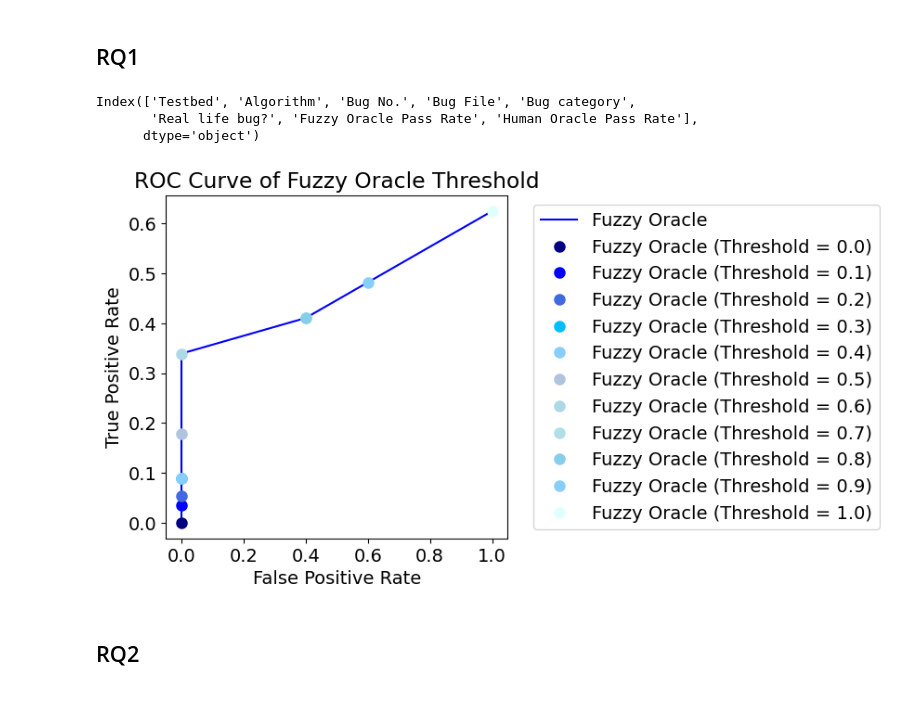
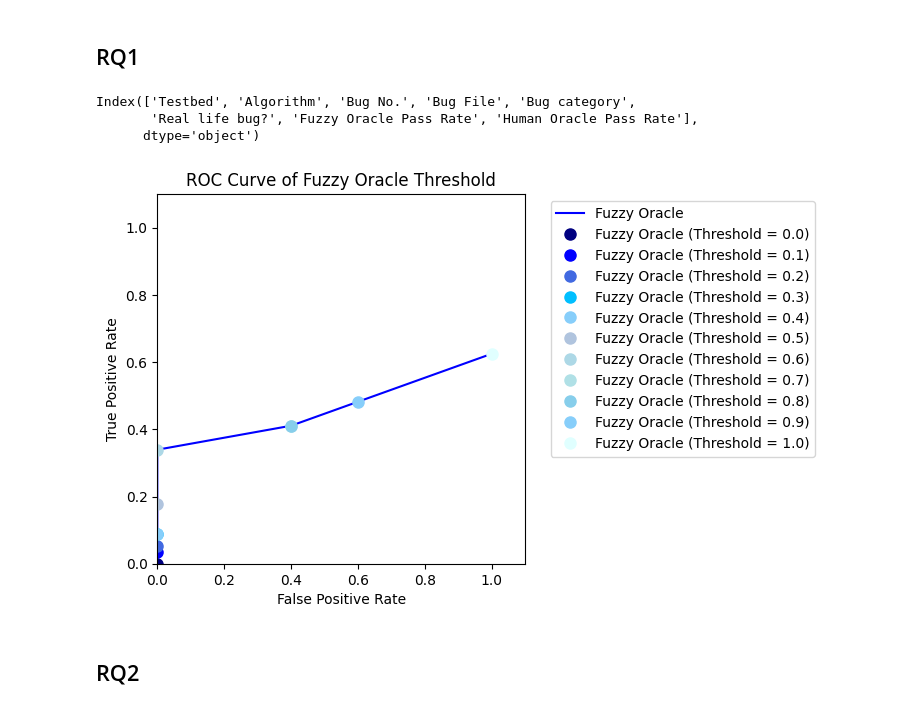
Before and after one commit to QixinWangCpsLab/RL-testing-new, a Jupyter notebook: RLTesting/logs/log_analysis.ipynb, the cells around one changed output. Drawn from its saved outputs; the diff is of its cells as text; code cells hidden in the pictures.

```diff
--- a/RLTesting/logs/log_analysis.ipynb
+++ b/RLTesting/logs/log_analysis.ipynb
@@ -38,7 +38,8 @@ def plot_roc_curve(fpr, tpr, thresholds, label, color, point_colors):
 
 
 # 读取CSV文件
-data = pd.read_csv('Oracle Result new.csv', skiprows=1, header=0)
+data = pd.read_csv('Oracle Result 2_New.csv', skiprows=1, header=0)
+# data = pd.read_csv('Oracle Result (Slope as test oracle).csv', skiprows=1, header=0)
 
 # 定义阈值范围
 thresholds = np.arange(0, 1.1, 0.1)
@@ -59,34 +60,37 @@ for threshold in thresholds:
     # 计算评估指标
     fuzzy_metrics = calculate_metrics(data['True_Label'], data['Fuzzy_Prediction'], threshold)
 
     # 存储结果
     fuzzy_results.append(fuzzy_metrics)
 
 
 # 将结果转换为DataFrame
 fuzzy_df = pd.DataFrame(fuzzy_results, columns=['Threshold', 'TPR', 'FPR', 'Accuracy', 'Precision', 'F1'])
 
 # 定义阈值点的颜色
 fuzzy_point_colors = ['navy', 'blue', 'royalblue', 'deepskyblue', 'lightskyblue', 'lightsteelblue', 'lightblue', 'powderblue', 'skyblue', 'lightskyblue', 'lightcyan', 'paleturquoise']
 
 # 绘制ROC曲线
 plot_roc_curve(fuzzy_df['FPR'], fuzzy_df['TPR'], fuzzy_df['Threshold'], 'Fuzzy Oracle', 'blue', fuzzy_point_colors)
 
 plt.title('ROC Curve of Fuzzy Oracle Threshold')
 plt.legend(bbox_to_anchor=(1.05, 1), loc='upper left')
 plt.subplots_adjust(right=0.7)
+
+plt.xlim(0, 1.1)  # X轴固定在0-1范围
+plt.ylim(0, 1.1)  # Y轴固定在0-1范围
 plt.show()
 
 
 # 计算AUC值
 fuzzy_auc = auc(fuzzy_df['FPR'], fuzzy_df['TPR'])
 
 # print(f"Fuzzy Oracle AUC: {fuzzy_auc:.2f}")
 # %% [output]
 Index(['Testbed', 'Algorithm', 'Bug No.', 'Bug File', 'Bug category',
        'Real life bug?', 'Fuzzy Oracle Pass Rate', 'Human Oracle Pass Rate'],
       dtype='object')
-[figure, old version]
+[figure, new version]
 # %% [markdown]
 ## RQ2
 # %%
```
Also changed, not shown: 6 other files.
